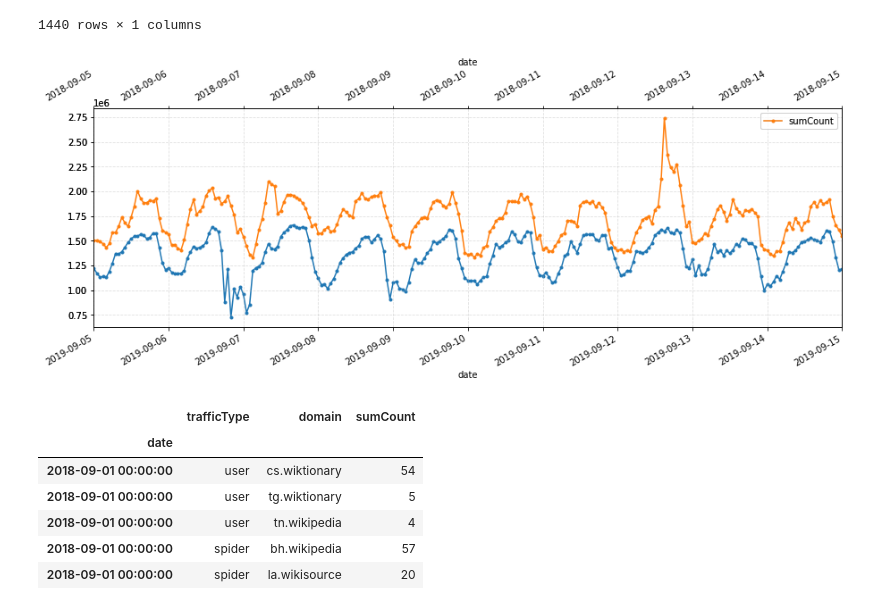
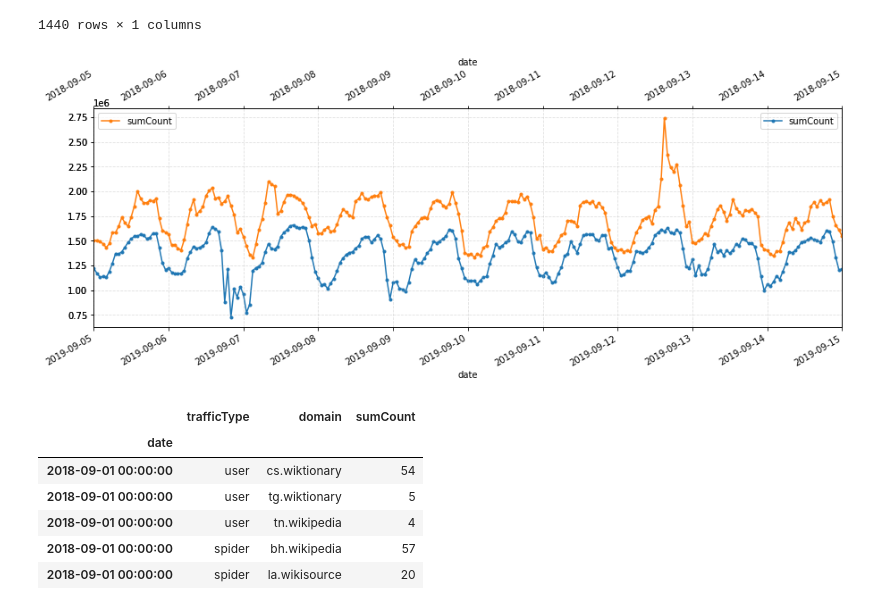
Before and after one commit to charelF/LSDEW4, a Jupyter notebook: exploration/charel/charel_attack_exploration.ipynb, the cells around one changed output. Saved outputs shown, nothing was run; the diff lists cells and outputs as text; code cells hidden in the pictures.

```diff
--- a/exploration/charel/charel_attack_exploration.ipynb
+++ b/exploration/charel/charel_attack_exploration.ipynb
@@ -29,15 +31,17 @@ df
 # %%
 fig, ax1 = plt.subplots(figsize=(15,5))
 df[df.index.year == 2019].plot(ax=ax1, marker=".", label="2019")
 ax2 = ax1.twiny()
 df[df.index.year == 2018].plot(ax=ax2, color="C1", marker=".", label="2018")
 
 ax1.set_xlim("2019-09-05", "2019-09-15")
 ax2.set_xlim("2018-09-05", "2018-09-15")
 plt.grid(linestyle="--", alpha=0.4)
+ax1.legend(loc=1)
+ax2.legend(loc=2)
 plt.show()
 # %% [output]
-[figure, old version]
+[figure, new version]
 # %%
 df2 = pd.read_parquet("../../data/small/A1.parquet")
 df2["date"] = pd.to_datetime(df2.loc[:, ["year", "month", "day", "hour"]])
```
Also changed, not shown: parts of 10 cells of this notebook, 2 other files.
